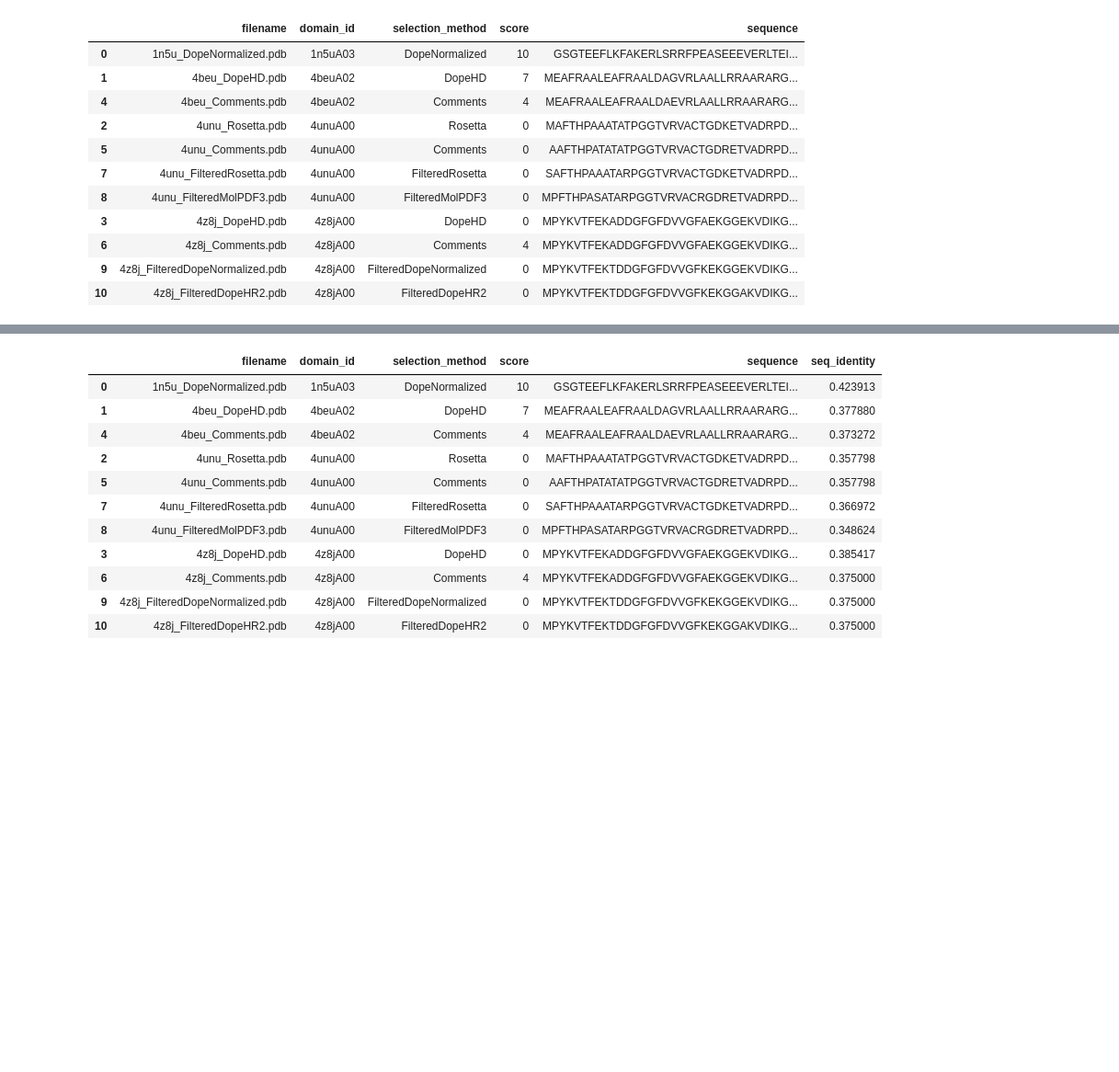
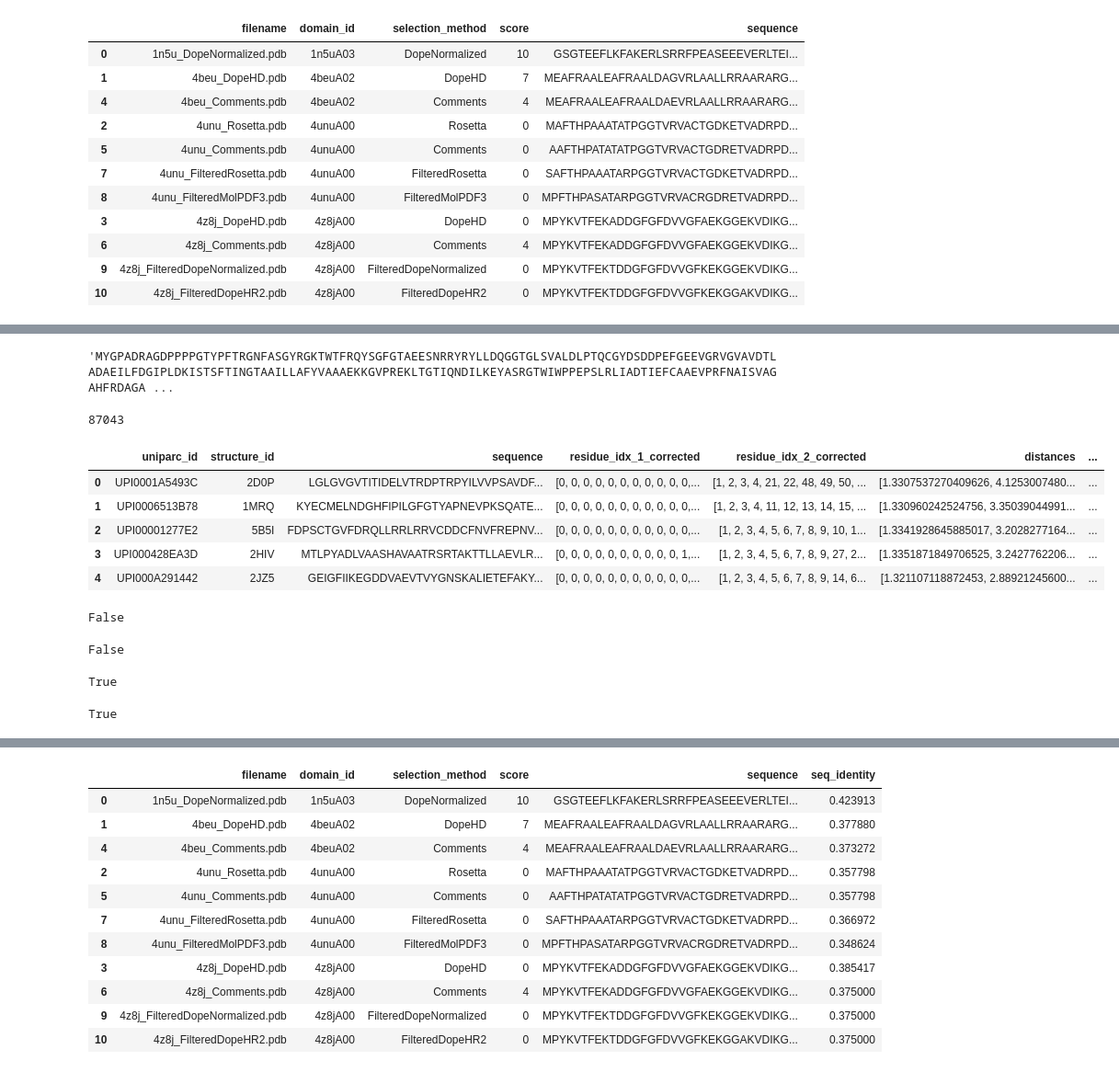
Before and after one commit to ostrokach/proteinsolver, a Jupyter notebook: notebooks/16_protein_analysis_experimental.ipynb, the cells around one changed output, grey strips where cells are left out. Shown at 92% size. Saved outputs shown, nothing was run; the diff lists cells and outputs as text; code cells hidden in the pictures; blank space fills up the shorter version.

```diff
--- a/notebooks/16_protein_analysis_experimental.ipynb
+++ b/notebooks/16_protein_analysis_experimental.ipynb
@@ -145,0 +182,10 @@ PosixPath('/home/strokach/conda/envs/default/lib/python3.7/site-packages/protein
+# %%
+cath_ids = set()
+
+for rs in range(10):
+    reader = pq.ParquetFile(
+        f"/home/kimlab1/strokach/datapkg_data_dir/deep-protein-gen/training_data_rs{rs}.parquet"
+    )
+    for row_group_idx in range(reader.num_row_groups):
+        df = reader.read_row_group(row_group_idx, columns=["database_id"]).to_pandas()
+        cath_ids |= set(df["database_id"])
@@ -145,0 +196,39 @@ PosixPath('/home/strokach/conda/envs/default/lib/python3.7/site-packages/protein
+# %%
+sequences = set()
+
+for rs in range(10):
+    reader = pq.ParquetFile(
+        f"/home/kimlab1/strokach/datapkg_data_dir/deep-protein-gen/training_data_rs{rs}.parquet"
+    )
+    for row_group_idx in range(reader.num_row_groups):
+        df = reader.read_row_group(row_group_idx, columns=["sequence"]).to_pandas()
+        sequences |= set(df["sequence"])
+# %%
+sequences.pop()
+# %% [output]
+'MYGPADRAGDPPPPGTYPFTRGNFASGYRGKTWTFRQYSGFGTAEESNRRYRYLLDQGGTGLSVALDLPTQCGYDSDDPEFGEEVGRVGVAVDTLADAEILFDGIPLDKISTSFTINGTAAILLAFYVAAAEKKGVPREKLTGTIQNDILKEYASRGTWIWPPEPSLRLIADTIEFCAAEVPRFNAISVAGAHFRDAGA ...
+# %%
+structure_ids = set()
+
+for rs in range(10):
+    reader = pq.ParquetFile(
+        f"/home/kimlab1/strokach/datapkg_data_dir/deep-protein-gen/training_data_rs{rs}.parquet"
+    )
+    for row_group_idx in range(reader.num_row_groups):
+        df = reader.read_row_group(row_group_idx, columns=["structure_id"]).to_pandas()
+        structure_ids |= set(df["structure_id"])
+# %%
+len({s.lower() for s in structure_ids})
+# %% [output]
+87043
+# %%
+df = reader.read_row_group(row_group_idx).to_pandas()
+# %%
+df.head()
+# %% [output]
+|  | uniparc_id | structure_id | sequence | residue_idx_1_corrected | residue_idx_2_corrected | distances | ... |
+| 0 | UPI0001A5493C | 2D0P | LGLGVGVTITIDELVTRDPTRPYILVVPSAVDF... | [0, 0, 0, 0, 0, 0, 0, 0, 0, 0, 0,... | [1, 2, 3, 4, 21, 22, 48, 49, 50, ... | [1.3307537270409626, 4.1253007480... | ... |
+| 1 | UPI0006513B78 | 1MRQ | KYECMELNDGHFIPILGFGTYAPNEVPKSQATE... | [0, 0, 0, 0, 0, 0, 0, 0, 0, 0, 0,... | [1, 2, 3, 4, 11, 12, 13, 14, 15, ... | [1.330960242524756, 3.35039044991... | ... |
+| 2 | UPI00001277E2 | 5B5I | FDPSCTGVFDRQLLRRLRRVCDDCFNVFREPNV... | [0, 0, 0, 0, 0, 0, 0, 0, 0, 0, 0,... | [1, 2, 3, 4, 5, 6, 7, 8, 9, 10, 1... | [1.3341928645885017, 3.2028277164... | ... |
+| 3 | UPI000428EA3D | 2HIV | MTLPYADLVAASHAVAATRSRTAKTTLLAEVLR... | [0, 0, 0, 0, 0, 0, 0, 0, 0, 0, 1,... | [1, 2, 3, 4, 5, 6, 7, 8, 9, 27, 2... | [1.3351871849706525, 3.2427762206... | ... |
+| 4 | UPI000A291442 | 2JZ5 | GEIGFIIKEGDDVAEVTVYGNSKALIETEFAKY... | [0, 0, 0, 0, 0, 0, 0, 0, 0, 0, 0,... | [1, 2, 3, 4, 5, 6, 7, 8, 9, 14, 6... | [1.321107118872453, 2.88921245600... | ... |
@@ -145,0 +237,20 @@ PosixPath('/home/strokach/conda/envs/default/lib/python3.7/site-packages/protein
+# %%
+"1.10.246.10" in cath_ids
+"1.10.246" in cath_topologies
+# %% [output]
+False
+# %%
+"2.30.42.10" in cath_ids
+"2.30.42" in cath_topologies
+# %% [output]
+False
+# %%
+"2.60.40.10" in cath_ids
+"2.60.40" in cath_topologies
+# %% [output]
+True
+# %%
+"3.20.20.10" in cath_ids
+"3.20.20" in cath_topologies
+# %% [output]
+True
```
Also changed, not shown: parts of 40 cells of this notebook.
